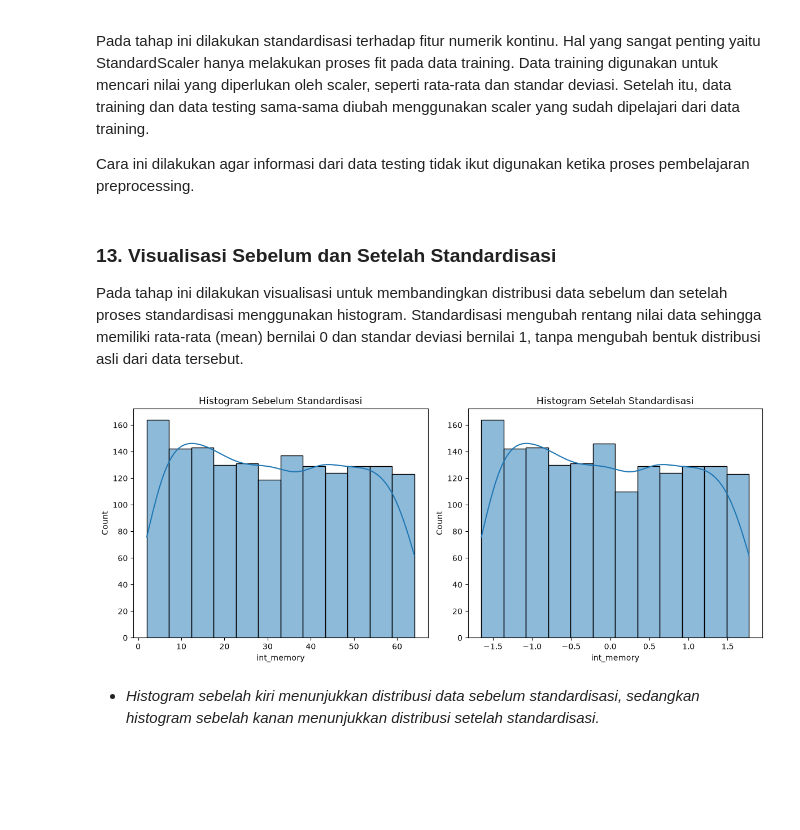
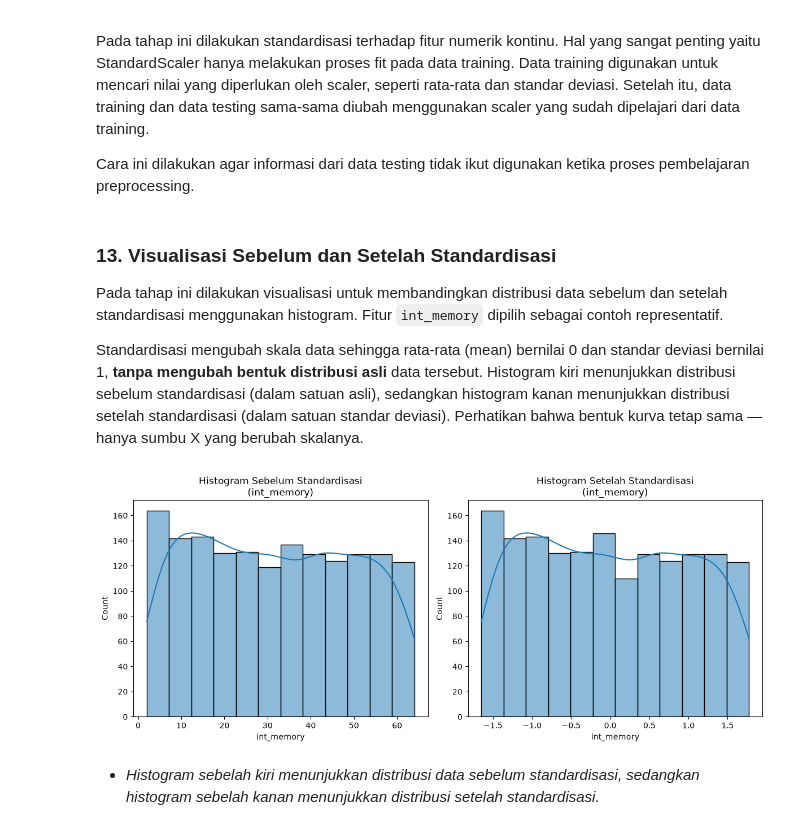
Before and after one commit to haya886/ML_Klasifikasi-Harga-Hp, a Jupyter notebook: MLworkFlow.ipynb, the cells around one changed output. Saved outputs shown, nothing was run; the diff lists cells and outputs as text; code cells hidden in the pictures; blank space fills up the shorter version.

```diff
--- a/MLworkFlow.ipynb
+++ b/MLworkFlow.ipynb
@@ -175,13 +178,13 @@ Setelah data dibagi menjadi data training dan testing, dilakukan preprocessing p
 Pemilihan dilakukan berdasarkan jumlah nilai unik pada data training agar proses preprocessing tidak menggunakan informasi dari data testing.
 # %%
 # PREPROCESSING & SCALING (SETELAH SPLITTING)
-# Mengambil nama kolom numerik kontinu dari data latih
+# Fitur kontinu = fitur numerik dengan > 3 nilai unik
 continuous_features = [
     'battery_power', 'clock_speed', 'fc', 'int_memory', 'm_dep',
-    'mobile_wt', 'pc', 'px_height', 'px_width', 'ram',
-    'sc_h', 'sc_w', 'talk_time'
+    'mobile_wt', 'n_cores', 'pc', 'px_height', 'px_width',
+    'ram', 'sc_h', 'sc_w', 'talk_time'
 ]
-
-print("\nKolom Numerik Kontinu:")
+print("\nKolom Numerik Kontinu yang akan di-standardisasi:")
 print(continuous_features)
+print(f"\nTotal: {len(continuous_features)} fitur kontinu")
 # %% [output]
@@ -220,22 +225,27 @@ x_test_scaled[continuous_features] = scaler.transform(x_test[continuous_features
 # %% [markdown]
 ### 13. Visualisasi Sebelum dan Setelah Standardisasi
 
-Pada tahap ini dilakukan visualisasi untuk membandingkan distribusi data sebelum dan setelah proses standardisasi menggunakan histogram.
-Standardisasi mengubah rentang nilai data sehingga memiliki rata-rata (mean) bernilai 0 dan standar deviasi bernilai 1, tanpa mengubah bentuk distribusi asli dari data tersebut.
+Pada tahap ini dilakukan visualisasi untuk membandingkan distribusi data sebelum dan setelah standardisasi menggunakan histogram. Fitur `int_memory` dipilih sebagai contoh representatif.
+
+Standardisasi mengubah skala data sehingga rata-rata (mean) bernilai 0 dan standar deviasi bernilai 1, **tanpa mengubah bentuk distribusi asli** data tersebut. Histogram kiri menunjukkan distribusi sebelum standardisasi (dalam satuan asli), sedangkan histogram kanan menunjukkan distribusi setelah standardisasi (dalam satuan standar deviasi). Perhatikan bahwa bentuk kurva tetap sama — hanya sumbu X yang berubah skalanya.
 # %%
-# Visualisasi perbandingan sebelum dan sesudah standardisasi pada data latih
+# Visualisasi perbandingan sebelum dan sesudah standardisasi
+feature_to_plot = 'int_memory'
+
 plt.figure(figsize=(12, 5))
+
 plt.subplot(1, 2, 1)
-sns.histplot(x_train[continuous_features[3]], kde=True)
-plt.title("Histogram Sebelum Standardisasi")
+sns.histplot(x_train[feature_to_plot], kde=True)
+plt.title(f'Histogram Sebelum Standardisasi\n({feature_to_plot})')
 
 plt.subplot(1, 2, 2)
-sns.histplot(x_train_scaled[continuous_features[3]], kde=True)
-plt.title("Histogram Setelah Standardisasi")
+sns.histplot(x_train_scaled[feature_to_plot], kde=True)
+plt.title(f'Histogram Setelah Standardisasi\n({feature_to_plot})')
+
 plt.tight_layout()
 plt.show()
 # %% [output]
-[figure, old version]
+[figure, new version]
 # %% [markdown]
 * *Histogram sebelah kiri menunjukkan distribusi data sebelum standardisasi, sedangkan histogram sebelah kanan menunjukkan distribusi setelah standardisasi.*
 # %% [markdown]
```
Also changed, not shown: parts of 22 cells of this notebook, 1 other file.
